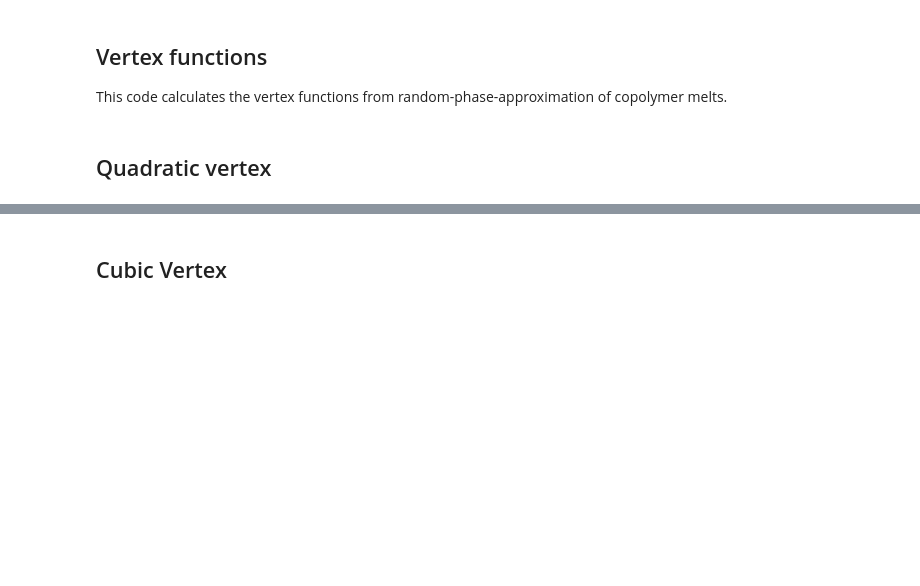
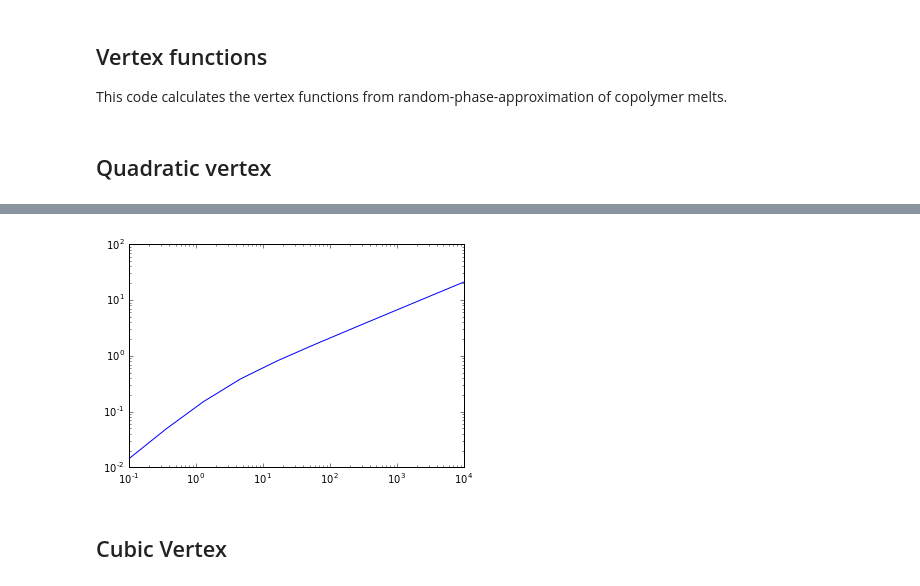
Before and after one commit to qmacAstanford/MultiPointCalculation, a Jupyter notebook: GAMcalc.ipynb, the cells around one changed output, grey strips where cells are left out. Saved outputs shown, nothing was run; the diff lists cells and outputs as text; code cells hidden in the pictures; blank space fills up the shorter version.

```diff
--- a/GAMcalc.ipynb
+++ b/GAMcalc.ipynb
@@ -13,6 +14,18 @@ import numpy as np
 import mpld3
 import matplotlib.pyplot as plt
 mpld3.enable_notebook()
+# %%
+def r2(N):
+    return N - 0.5*(1-np.exp(-2*N))
+# %%
+def spinodal(N, fa):
+    CHI = 0
+    K0 = 1/np.sqrt(r2(N))
+
+    KS = optimize.fmin(lambda K: gamma2(pset, N, fa, K, CHI), K0,\
+                      disp=False)
+
+    return KS
 # %% [markdown]
 ## Quadratic vertex
 # %%
@@ -48,3 +61,17 @@ plt.show()
+# %%
+# N = 10
+# FAV = np.linspace(.1, .9, 10)
+FA = 0.5
+NV = np.logspace(-1, 4, 10)
+KSV = np.zeros((len(NV)))
+
+for ind, N in enumerate(NV):
+    KSV[ind] = spinodal(N, FA)
+# %%
+plt.loglog(NV, 1/KSV)
+plt.show()
+# %% [output]
+[figure, added]
 # %% [markdown]
 ## Cubic Vertex
 # %%
```
Also changed, not shown: parts of 7 cells of this notebook, 1 other file.
